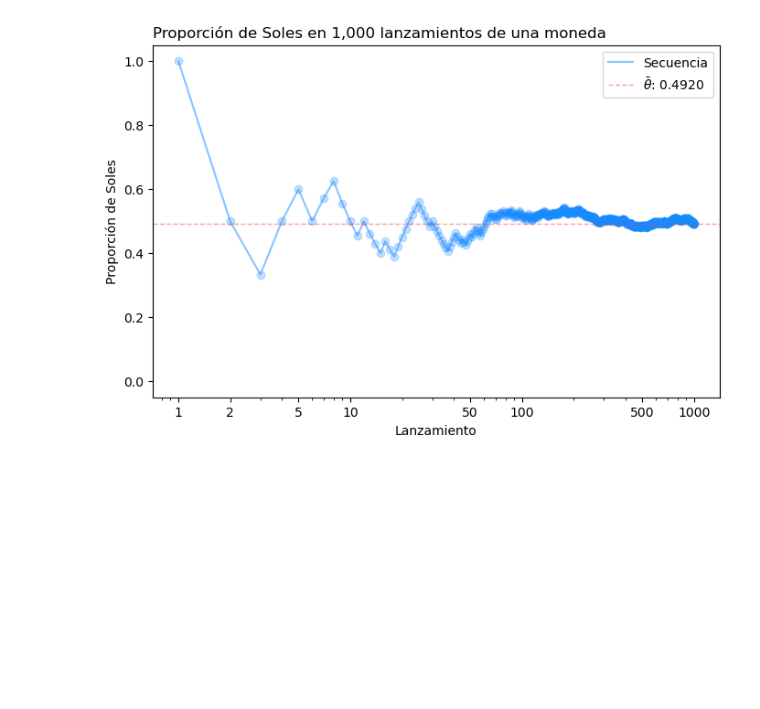
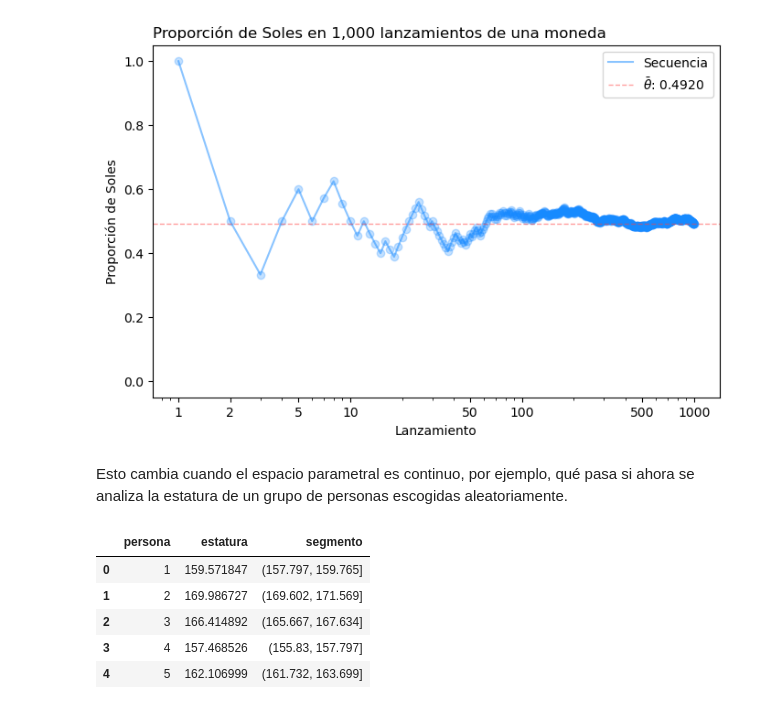
Before and after one commit to CAMM961001/bayesian_analysis, a Jupyter notebook: notebooks/01_probabilidad.ipynb, the cells around one changed output. Saved outputs shown, nothing was run; the diff lists cells and outputs as text; code cells hidden in the pictures; blank space fills up the shorter version.

```diff
--- a/notebooks/01_probabilidad.ipynb
+++ b/notebooks/01_probabilidad.ipynb
@@ -97,3 +97,29 @@ ax.legend()
 plt.show()
 # %% [output]
 [figure]
+# %% [markdown]
+Esto cambia cuando el espacio parametral es continuo, por ejemplo, qué pasa si ahora se analiza la estatura de un grupo de personas escogidas aleatoriamente.
+# %%
+n = 10_000
+bins = 20
+
+estaturas = (
+    pd.DataFrame(
+        data={
+            'persona': np.arange(start=1, stop=n+1, step=1)
+            ,'estatura': norm.rvs(loc=165, scale=5, size=n, random_state=123)
+        }
+    )
+    .assign(
+        segmento = lambda _df: pd.cut(x=_df.estatura, bins=bins)
+    )
+)
+
+estaturas.head()
+# %% [output]
+|  | persona | estatura | segmento |
+| 0 | 1 | 159.571847 | (157.797, 159.765] |
+| 1 | 2 | 169.986727 | (169.602, 171.569] |
+| 2 | 3 | 166.414892 | (165.667, 167.634] |
+| 3 | 4 | 157.468526 | (155.83, 157.797] |
+| 4 | 5 | 162.106999 | (161.732, 163.699] |
```
Also changed, not shown: parts of 4 cells of this notebook.
